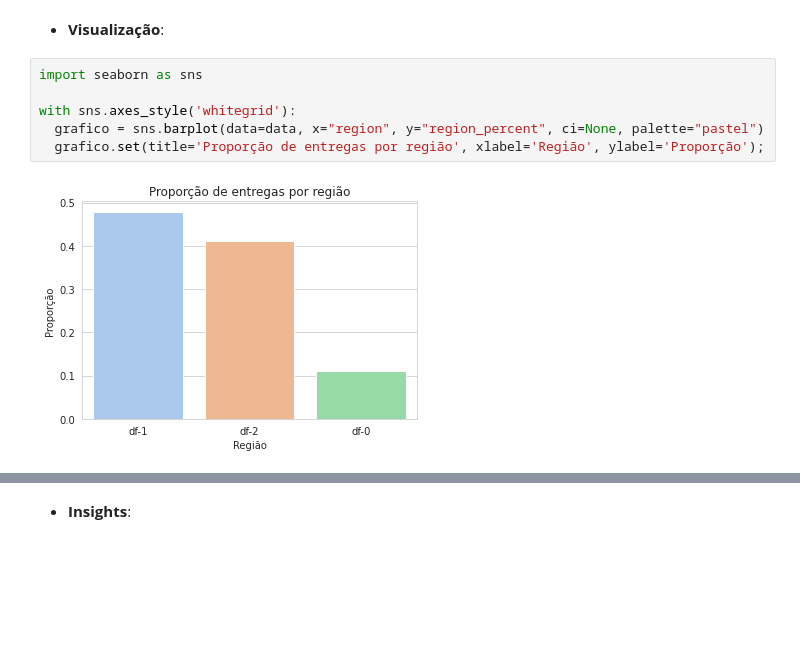
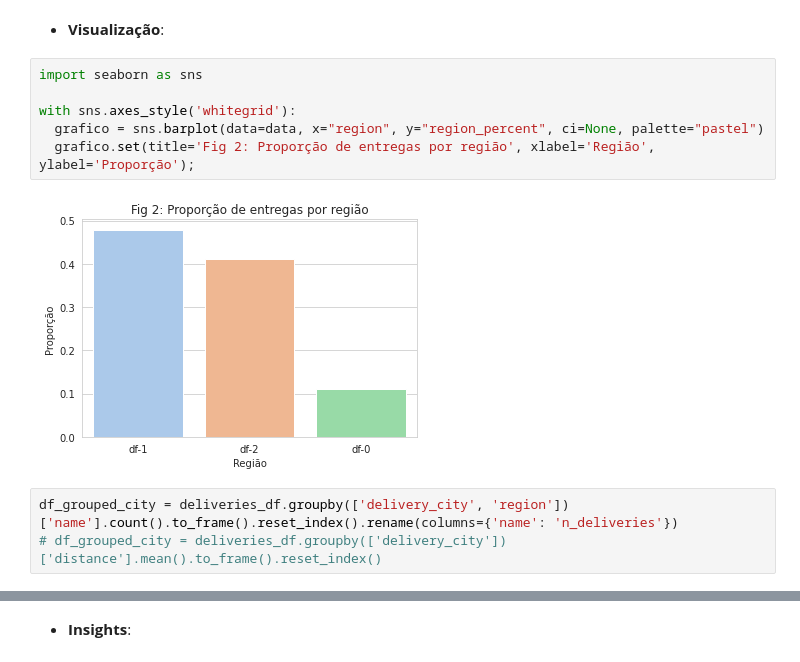
Before and after one commit to anamilanezi/ebac-dados, a Jupyter notebook: projetos/em17-analise-exploratoria-python-II.ipynb, the cells around one changed output, grey strips where cells are left out. Cells and saved outputs as stored; diff of their text form; blank space fills up the shorter version.

```diff
--- a/projetos/em17-analise-exploratoria-python-II.ipynb
+++ b/projetos/em17-analise-exploratoria-python-II.ipynb
@@ -832,8 +833,11 @@ data.head()
 # %%
 import seaborn as sns
 
 with sns.axes_style('whitegrid'):
   grafico = sns.barplot(data=data, x="region", y="region_percent", ci=None, palette="pastel")
-  grafico.set(title='Proporção de entregas por região', xlabel='Região', ylabel='Proporção');
+  grafico.set(title='Fig 2: Proporção de entregas por região', xlabel='Região', ylabel='Proporção');
 # %% [output]
-[figure, old version]
+[figure, new version]
+# %%
+df_grouped_city = deliveries_df.groupby(['delivery_city', 'region'])['name'].count().to_frame().reset_index().rename(columns={'name': 'n_deliveries'})
+# df_grouped_city = deliveries_df.groupby(['delivery_city'])['distance'].mean().to_frame().reset_index()
```
Also changed, not shown: parts of 12 cells of this notebook.
